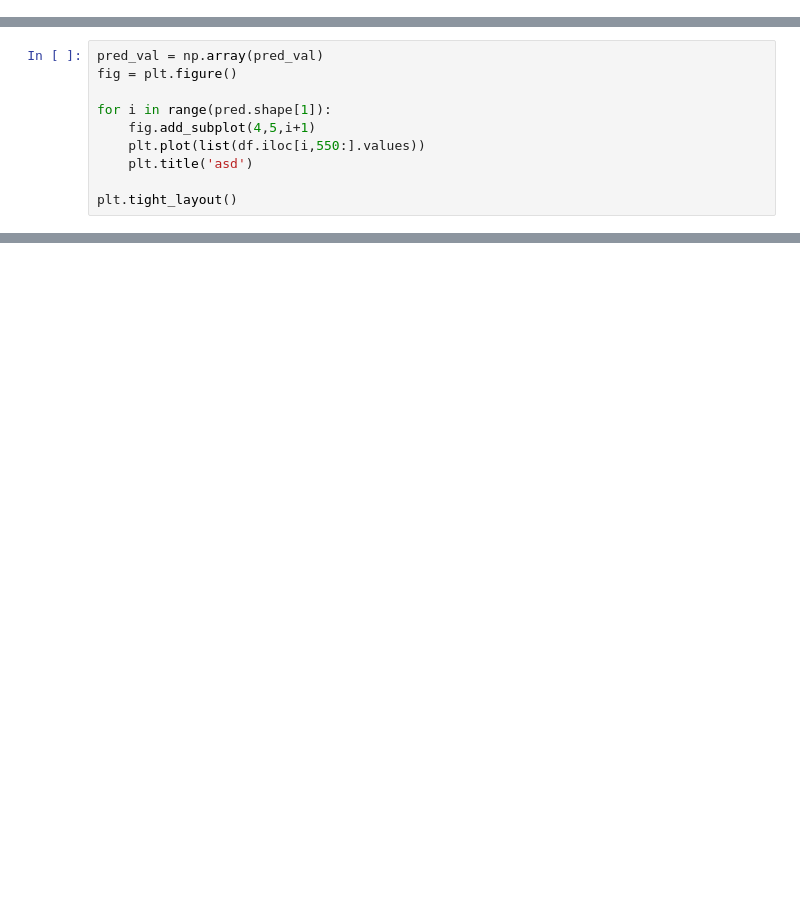
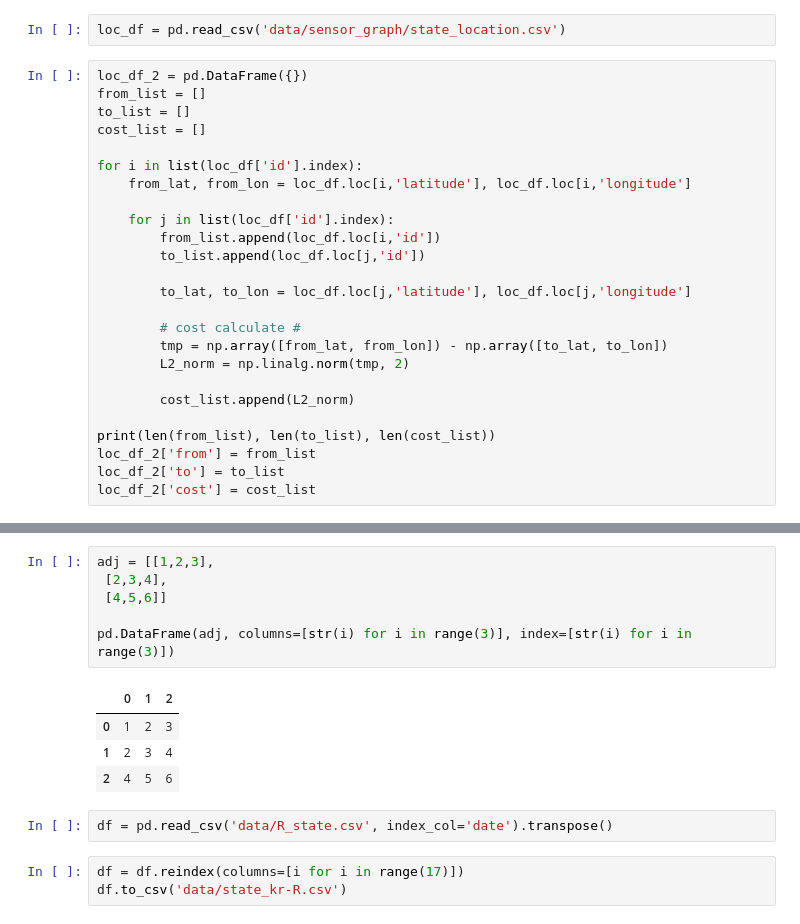
Before and after one commit to Plusholic/GNN_Covid, a Jupyter notebook: test.ipynb, the cells around one changed output, grey strips where cells are left out. Cells and saved outputs as stored; diff of their text form; blank space fills up the shorter version.

```diff
--- a/test.ipynb
+++ b/test.ipynb
@@ -34,0 +34,27 @@ pred_val
+# %%
+loc_df = pd.read_csv('data/sensor_graph/state_location.csv')
+# %%
+loc_df_2 = pd.DataFrame({})
+from_list = []
+to_list = []
+cost_list = []
+
+for i in list(loc_df['id'].index):
+    from_lat, from_lon = loc_df.loc[i,'latitude'], loc_df.loc[i,'longitude']
+
+    for j in list(loc_df['id'].index):
+        from_list.append(loc_df.loc[i,'id'])
+        to_list.append(loc_df.loc[j,'id'])
+
+        to_lat, to_lon = loc_df.loc[j,'latitude'], loc_df.loc[j,'longitude']
+
+        # cost calculate #
+        tmp = np.array([from_lat, from_lon]) - np.array([to_lat, to_lon])
+        L2_norm = np.linalg.norm(tmp, 2)
+
+        cost_list.append(L2_norm)
+
+print(len(from_list), len(to_list), len(cost_list))
+loc_df_2['from'] = from_list
+loc_df_2['to'] = to_list
+loc_df_2['cost'] = cost_list
@@ -37,10 +95,0 @@ df = pd.read_csv('/Users/jeonjunhwi/문서/Projects/Master_GNN/refference/Graph_
-# %%
-pred_val = np.array(pred_val)
-fig = plt.figure()
-
-for i in range(pred.shape[1]):
-    fig.add_subplot(4,5,i+1)
-    plt.plot(list(df.iloc[i,550:].values))
-    plt.title('asd')
-
-plt.tight_layout()
@@ -54,0 +166,16 @@ pd.read_csv('/')
+# %%
+adj = [[1,2,3],
+ [2,3,4],
+ [4,5,6]]
+
+pd.DataFrame(adj, columns=[str(i) for i in range(3)], index=[str(i) for i in range(3)])
+# %% [output]
+|  | 0 | 1 | 2 |
+| 0 | 1 | 2 | 3 |
+| 1 | 2 | 3 | 4 |
+| 2 | 4 | 5 | 6 |
+# %%
+df = pd.read_csv('data/R_state.csv', index_col='date').transpose()
+# %%
+df = df.reindex(columns=[i for i in range(17)])
+df.to_csv('data/state_kr-R.csv')
```
Also changed, not shown: parts of 26 cells of this notebook.
